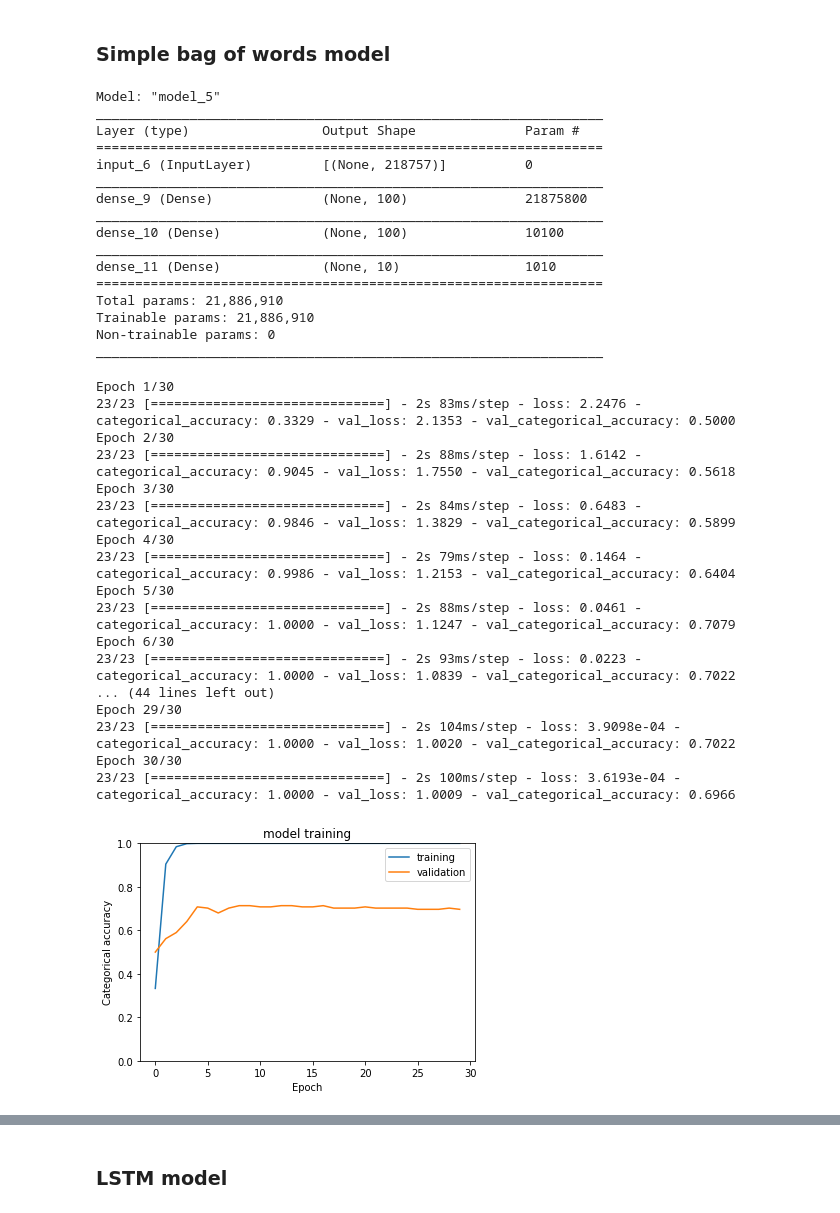
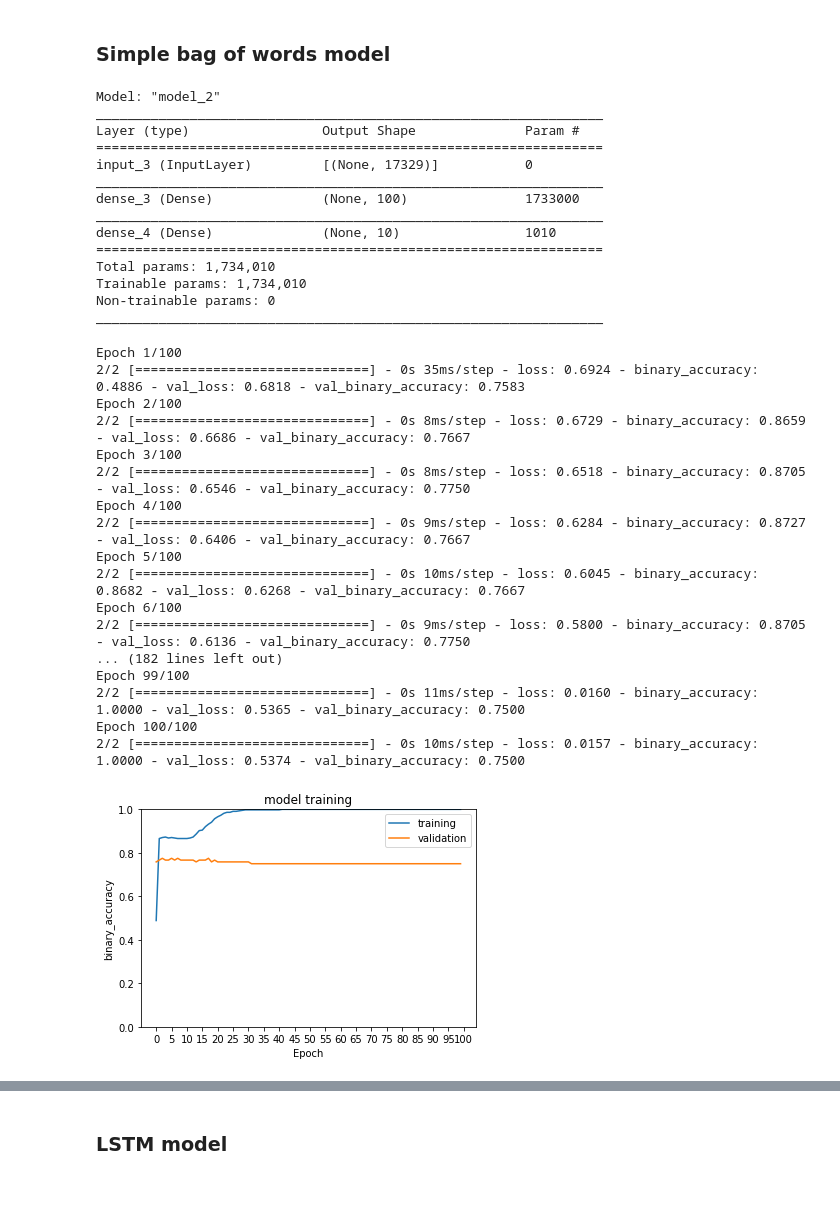
Before and after one commit to dmougouei/ValueTube, a Jupyter notebook: backend/youtube-api-caller/model_experimentation.ipynb, the cells around one changed output, grey strips where cells are left out. Saved outputs shown, nothing was run; the diff lists cells and outputs as text; code cells hidden in the pictures.

```diff
--- a/backend/youtube-api-caller/model_experimentation.ipynb
+++ b/backend/youtube-api-caller/model_experimentation.ipynb
@@ -69,7 +72,6 @@ def create_dataset():
     # load data and perform pre-processing
     X, y = load_data()
     comments = list(map(text_prepare, X))
-    y = pd.get_dummies(y) # convert y to one hot vectors
 
     # split into train and test data
     X_train, X_test, y_train, y_test = train_test_split(X, y, test_size = 0.2)
@@ -100,12 +121,12 @@ from tensorflow.keras import Model
 # %%
 # create a function to plot performance over a models training process
-def plot_training(history, y_min, y_max, title="model training"):
-    plt.plot(history.history["categorical_accuracy"], label="training")
-    plt.plot(history.history["val_categorical_accuracy"], label="validation")
-    plt.xticks(range(0, len(history.history["categorical_accuracy"]) + 5, 5))
+def plot_training(history, y_min, y_max, metric="categorical_accuracy", title="model training"):
+    plt.plot(history.history[metric], label="training")
+    plt.plot(history.history["val_" + metric], label="validation")
+    plt.xticks(range(0, len(history.history[metric]) + 5, 5))
     plt.title(title)
     plt.xlabel("Epoch")
-    plt.ylabel("Categorical accuracy")
+    plt.ylabel(metric)
     plt.legend()
     plt.gca().set_ylim([y_min, y_max])
     plt.show()
@@ -115,51 +136,49 @@ def plot_training(history, y_min, y_max, title="model training"):
 # build model
 X = Input(shape=(X_train.shape[1], ))
 dense1 = Dense(100, activation = "relu")(X)
-dense2 = Dense(y_train.shape[1], activation = "softmax")(dense1)
-nn = Model(inputs = X, outputs = dense3)
+dense2 = Dense(y_train.shape[1], activation = "sigmoid")(dense1) # use sigmoid activation instead of softmax because more than one class can be present
+nn = Model(inputs = X, outputs = dense2)
 nn.summary()
 # %% [output]
-Model: "model_5"
+Model: "model_2"
 _________________________________________________________________
 Layer (type)                 Output Shape              Param #
 =================================================================
-input_6 (InputLayer)         [(None, 218757)]          0
+input_3 (InputLayer)         [(None, 17329)]           0
 _________________________________________________________________
-dense_9 (Dense)              (None, 100)               21875800
+dense_3 (Dense)              (None, 100)               1733000
 _________________________________________________________________
-dense_10 (Dense)             (None, 100)               10100
-_________________________________________________________________
-dense_11 (Dense)             (None, 10)                1010
+dense_4 (Dense)              (None, 10)                1010
 =================================================================
-Total params: 21,886,910
-Trainable params: 21,886,910
+Total params: 1,734,010
+Trainable params: 1,734,010
 Non-trainable params: 0
 _________________________________________________________________
 # %%
 # train model
-nn.compile(optimizer = "adam", loss = "categorical_crossentropy", metrics = ['CategoricalAccuracy'])
+nn.compile(optimizer = "adam", loss = "binary_crossentropy", metrics = ['BinaryAccuracy']) # binary cross entropy as again more than one class possible
 history = nn.fit(X_train, y_train,
-                 batch_size = 32, epochs = 30,
+                 batch_size = 32, epochs = 100,
                  validation_data = (X_test, y_test))
 # %% [output]
-Epoch 1/30
-23/23 [==============================] - 2s 83ms/step - loss: 2.2476 - categorical_accuracy: 0.3329 - val_loss: 2.1353 - val_categorical_accuracy: 0.5000
-Epoch 2/30
-23/23 [==============================] - 2s 88ms/step - loss: 1.6142 - categorical_accuracy: 0.9045 - val_loss: 1.7550 - val_categorical_accuracy: 0.5618
-Epoch 3/30
-23/23 [==============================] - 2s 84ms/step - loss: 0.6483 - categorical_accuracy: 0.9846 - val_loss: 1.3829 - val_categorical_accuracy: 0.5899
-Epoch 4/30
-23/23 [==============================] - 2s 79ms/step - loss: 0.1464 - categorical_accuracy: 0.9986 - val_loss: 1.2153 - val_categorical_accuracy: 0.6404
-Epoch 5/30
-23/23 [==============================] - 2s 88ms/step - loss: 0.0461 - categorical_accuracy: 1.0000 - val_loss: 1.1247 - val_categorical_accuracy: 0.7079
-Epoch 6/30
-23/23 [==============================] - 2s 93ms/step - loss: 0.0223 - categorical_accuracy: 1.0000 - val_loss: 1.0839 - val_categorical_accuracy: 0.7022
-... (44 lines left out)
-Epoch 29/30
-23/23 [==============================] - 2s 104ms/step - loss: 3.9098e-04 - categorical_accuracy: 1.0000 - val_loss: 1.0020 - val_categorical_accuracy: 0.7022
-Epoch 30/30
-23/23 [==============================] - 2s 100ms/step - loss: 3.6193e-04 - categorical_accuracy: 1.0000 - val_loss: 1.0009 - val_categorical_accuracy: 0.6966
+Epoch 1/100
+2/2 [==============================] - 0s 35ms/step - loss: 0.6924 - binary_accuracy: 0.4886 - val_loss: 0.6818 - val_binary_accuracy: 0.7583
+Epoch 2/100
+2/2 [==============================] - 0s 8ms/step - loss: 0.6729 - binary_accuracy: 0.8659 - val_loss: 0.6686 - val_binary_accuracy: 0.7667
+Epoch 3/100
+2/2 [==============================] - 0s 8ms/step - loss: 0.6518 - binary_accuracy: 0.8705 - val_loss: 0.6546 - val_binary_accuracy: 0.7750
+Epoch 4/100
+2/2 [==============================] - 0s 9ms/step - loss: 0.6284 - binary_accuracy: 0.8727 - val_loss: 0.6406 - val_binary_accuracy: 0.7667
+Epoch 5/100
+2/2 [==============================] - 0s 10ms/step - loss: 0.6045 - binary_accuracy: 0.8682 - val_loss: 0.6268 - val_binary_accuracy: 0.7667
+Epoch 6/100
+2/2 [==============================] - 0s 9ms/step - loss: 0.5800 - binary_accuracy: 0.8705 - val_loss: 0.6136 - val_binary_accuracy: 0.7750
+... (182 lines left out)
+Epoch 99/100
+2/2 [==============================] - 0s 11ms/step - loss: 0.0160 - binary_accuracy: 1.0000 - val_loss: 0.5365 - val_binary_accuracy: 0.7500
+Epoch 100/100
+2/2 [==============================] - 0s 10ms/step - loss: 0.0157 - binary_accuracy: 1.0000 - val_loss: 0.5374 - val_binary_accuracy: 0.7500
 # %%
-plot_training(history, 0, 1)
+plot_training(history, 0, 1, metric="binary_accuracy")
 # %% [output]
-[figure, old version]
+[figure, new version]
```
Also changed, not shown: parts of 6 cells of this notebook, 9 other files.
